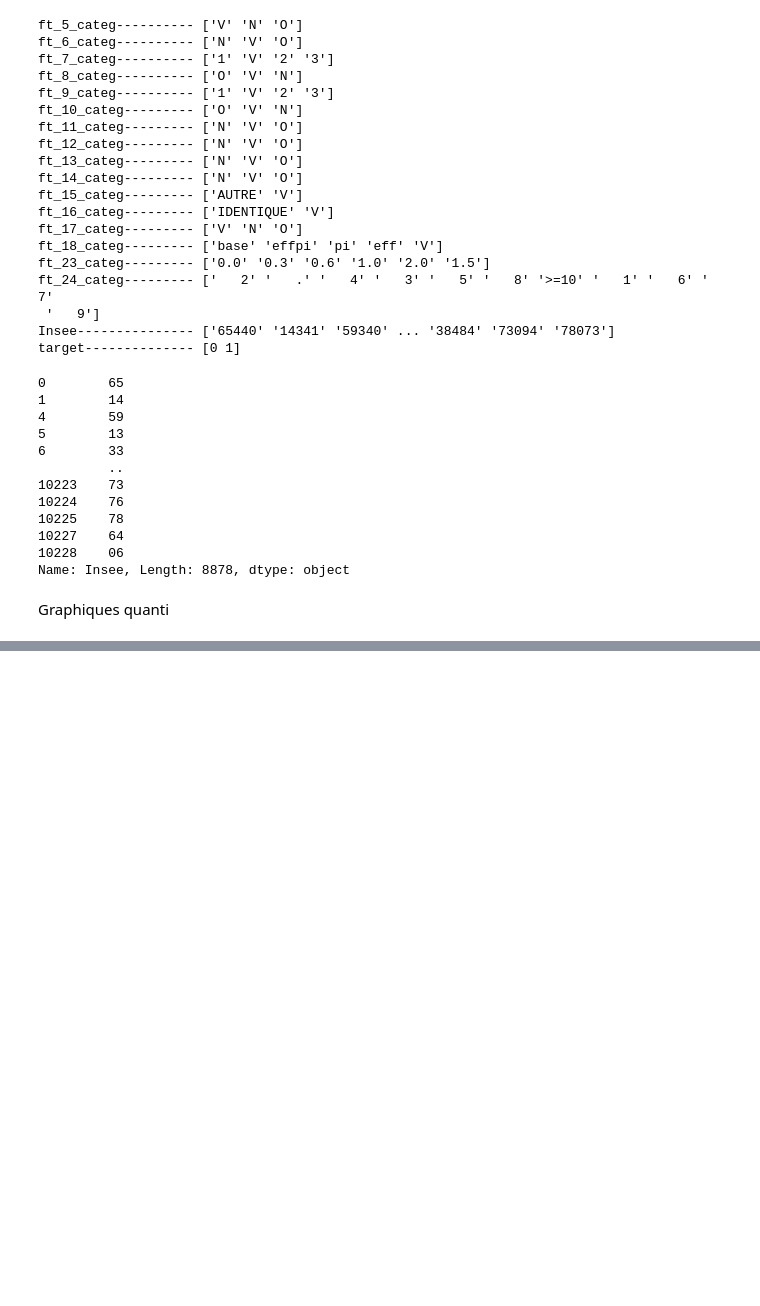
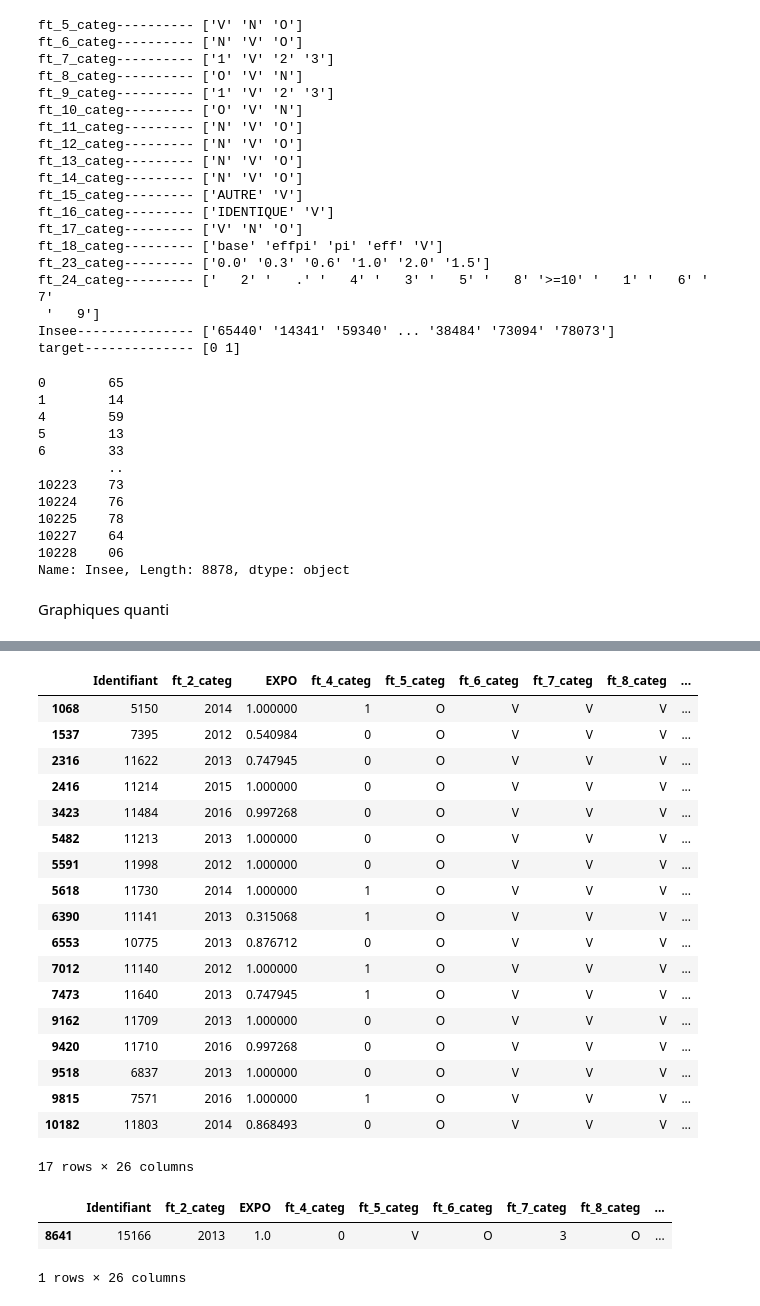
Before and after one commit to cosquerke/ing-nierie_data, a Jupyter notebook: projet_inge_data.ipynb, the cells around one changed output, grey strips where cells are left out. Drawn from its saved outputs; the diff is of its cells as text; code cells hidden in the pictures; blank space fills up the shorter version.

```diff
--- a/projet_inge_data.ipynb
+++ b/projet_inge_data.ipynb
@@ -241,0 +264,2 @@ for col in clean_df.select_dtypes('object'):
+# %%
+clean_df['ft_4_categ'] = clean_df['ft_4_categ'].astype('int64').astype(object)
@@ -241,0 +300,28 @@ for col in clean_df.select_dtypes('object'):
+# %%
+clean_df[clean_df['ft_5_categ'] == 'O']
+# %% [output]
+|  | Identifiant | ft_2_categ | EXPO | ft_4_categ | ft_5_categ | ft_6_categ | ft_7_categ | ft_8_categ | ... |
+| 1068 | 5150 | 2014 | 1.000000 | 1 | O | V | V | V | ... |
+| 1537 | 7395 | 2012 | 0.540984 | 0 | O | V | V | V | ... |
+| 2316 | 11622 | 2013 | 0.747945 | 0 | O | V | V | V | ... |
+| 2416 | 11214 | 2015 | 1.000000 | 0 | O | V | V | V | ... |
+| 3423 | 11484 | 2016 | 0.997268 | 0 | O | V | V | V | ... |
+| 5482 | 11213 | 2013 | 1.000000 | 0 | O | V | V | V | ... |
+| 5591 | 11998 | 2012 | 1.000000 | 0 | O | V | V | V | ... |
+| 5618 | 11730 | 2014 | 1.000000 | 1 | O | V | V | V | ... |
+| 6390 | 11141 | 2013 | 0.315068 | 1 | O | V | V | V | ... |
+| 6553 | 10775 | 2013 | 0.876712 | 0 | O | V | V | V | ... |
+| 7012 | 11140 | 2012 | 1.000000 | 1 | O | V | V | V | ... |
+| 7473 | 11640 | 2013 | 0.747945 | 1 | O | V | V | V | ... |
+| 9162 | 11709 | 2013 | 1.000000 | 0 | O | V | V | V | ... |
+| 9420 | 11710 | 2016 | 0.997268 | 0 | O | V | V | V | ... |
+| 9518 | 6837 | 2013 | 1.000000 | 0 | O | V | V | V | ... |
+| 9815 | 7571 | 2016 | 1.000000 | 1 | O | V | V | V | ... |
+| 10182 | 11803 | 2014 | 0.868493 | 0 | O | V | V | V | ... |
+17 rows × 26 columns
+# %%
+clean_df[clean_df['ft_6_categ'] == 'O']
+# %% [output]
+|  | Identifiant | ft_2_categ | EXPO | ft_4_categ | ft_5_categ | ft_6_categ | ft_7_categ | ft_8_categ | ... |
+| 8641 | 15166 | 2013 | 1.0 | 0 | V | O | 3 | O | ... |
+1 rows × 26 columns
```
Also changed, not shown: parts of 46 cells of this notebook.
